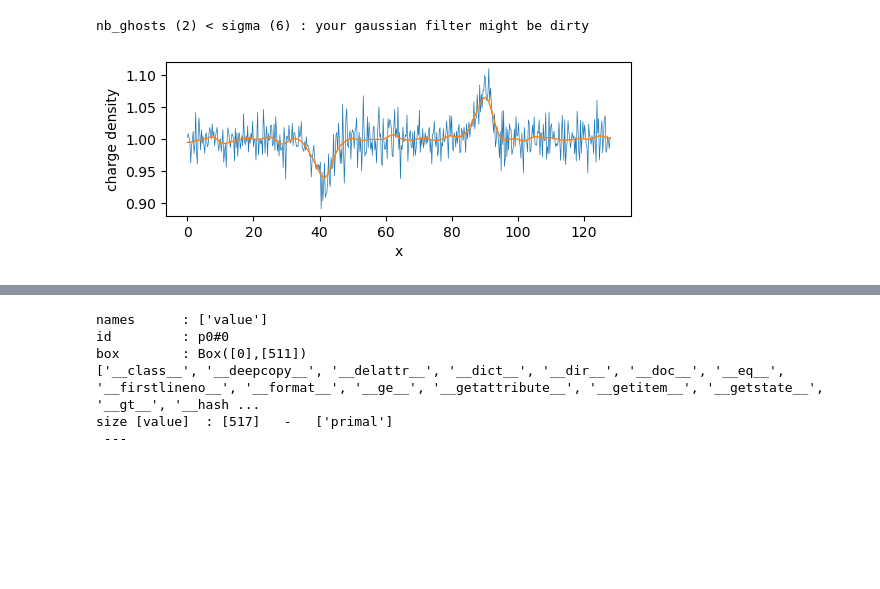
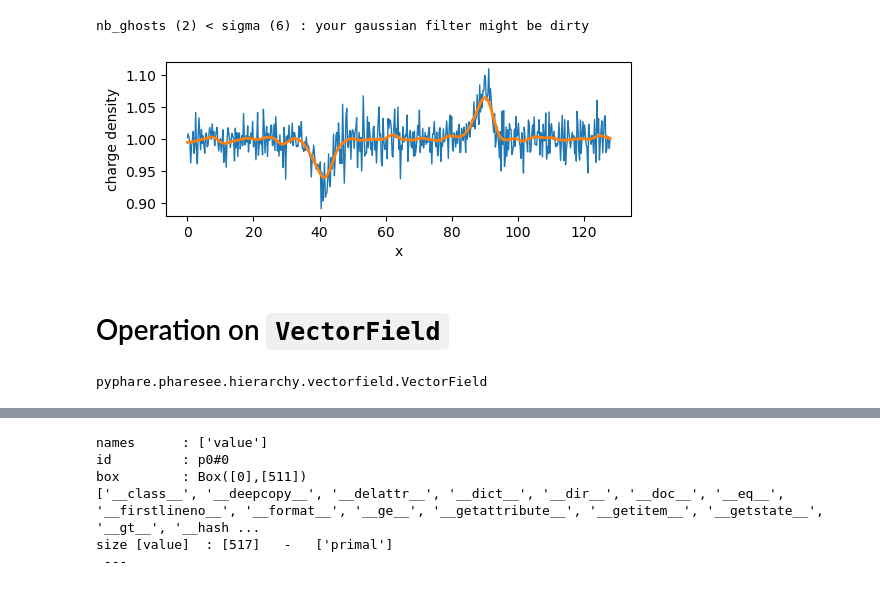
Before and after one commit to rochSmets/farMe, a Jupyter notebook: nb/ufunc.ipynb, the cells around one changed output, grey strips where cells are left out. Drawn from its saved outputs; the diff is of its cells as text; code cells hidden in the pictures; blank space fills up the shorter version.

```diff
--- a/nb/ufunc.ipynb
+++ b/nb/ufunc.ipynb
@@ -47,7 +47,14 @@ nb_ghosts (2) < sigma (6) : your gaussian filter might be dirty
 # %%
 fig, ax = plt.subplots(figsize=(6,2))
 
-N.plot(qty='value', ax=ax, ls='solid', lw=0.5, color='tab:blue', ylabel='charge density')
-n.plot(qty='value', ax=ax, ls='solid', lw=1.0, color='tab:orange', ylabel='charge density')
+N.plot(qty='value', ax=ax, ls='solid', lw=1.0, color='tab:blue', ylabel='charge density')
+n.plot(qty='value', ax=ax, ls='solid', lw=2.0, color='tab:orange', ylabel='charge density')
 # %% [output]
-[figure, old version]
+[figure, new version]
+# %% [markdown]
+# Operation on `VectorField`
+# %%
+V = run.GetVi(time)
+type(V)
+# %% [output]
+pyphare.pharesee.hierarchy.vectorfield.VectorField
```
Also changed, not shown: parts of 3 cells of this notebook.
